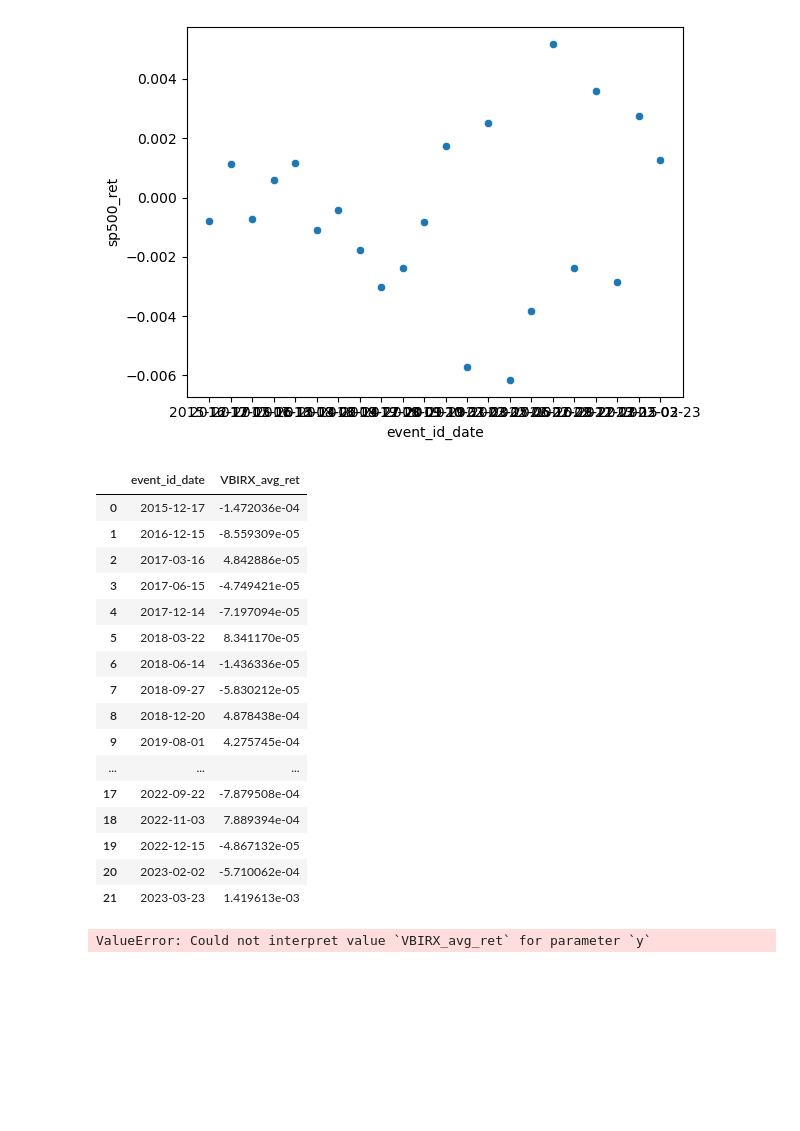
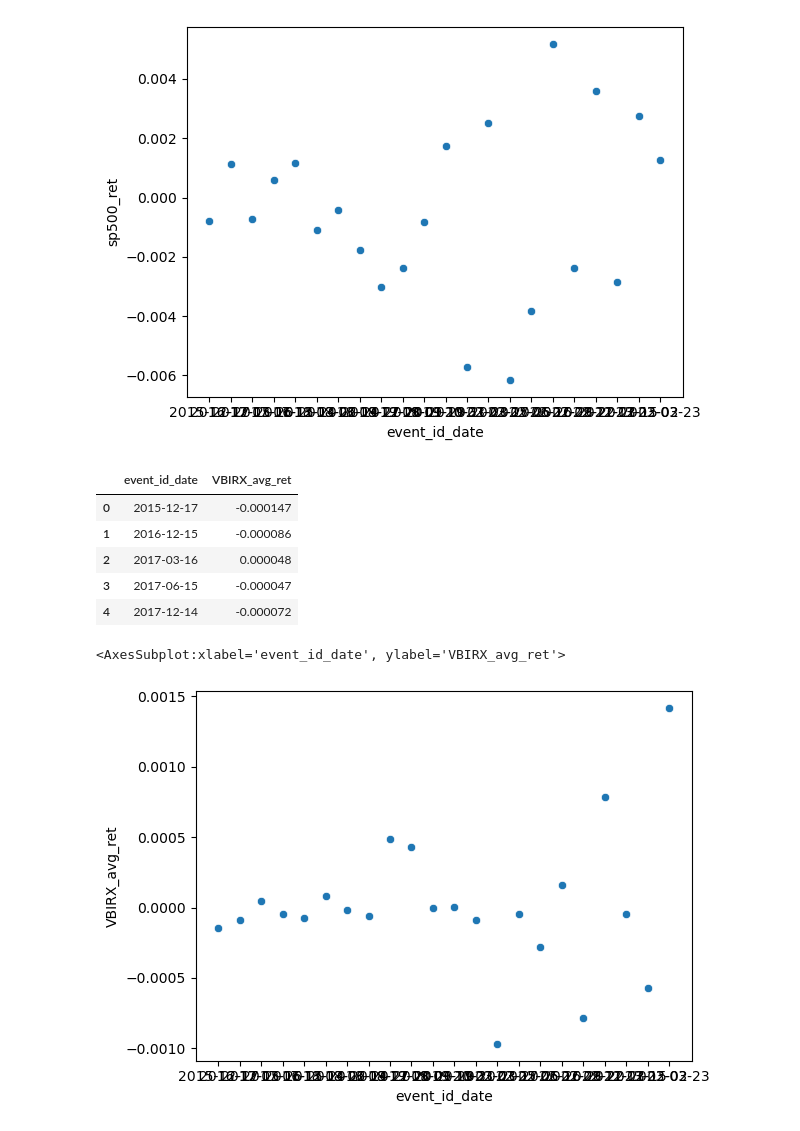
Before and after one commit to mab923/finalteamproject, a Jupyter notebook: Final_Project.ipynb, the cells around one changed output. Saved outputs shown, nothing was run; the diff lists cells and outputs as text; code cells hidden in the pictures; blank space fills up the shorter version.

```diff
--- a/Final_Project.ipynb
+++ b/Final_Project.ipynb
@@ -456,30 +456,21 @@ sns.scatterplot(x="event_id_date",
 [figure]
 # %%
 sp_VBIRX_sum = event_time_rets.groupby('event_id_date', as_index=False)['VBIRX_daily_ret'].mean()
-sp_VBIRX_sum.rename(columns = {'VBIRX_daily_ret': 'VBIRX_avg_ret'})
+VBIRX_ret_sum = sp_VBIRX_sum.rename(columns = {'VBIRX_daily_ret': 'VBIRX_avg_ret'})
+VBIRX_ret_sum.head(5)
 # %% [output]
 |  | event_id_date | VBIRX_avg_ret |
-| 0 | 2015-12-17 | -1.472036e-04 |
-| 1 | 2016-12-15 | -8.559309e-05 |
-| 2 | 2017-03-16 | 4.842886e-05 |
-| 3 | 2017-06-15 | -4.749421e-05 |
-| 4 | 2017-12-14 | -7.197094e-05 |
-| 5 | 2018-03-22 | 8.341170e-05 |
-| 6 | 2018-06-14 | -1.436336e-05 |
-| 7 | 2018-09-27 | -5.830212e-05 |
-| 8 | 2018-12-20 | 4.878438e-04 |
-| 9 | 2019-08-01 | 4.275745e-04 |
-| ... | ... | ... |
-| 17 | 2022-09-22 | -7.879508e-04 |
-| 18 | 2022-11-03 | 7.889394e-04 |
-| 19 | 2022-12-15 | -4.867132e-05 |
-| 20 | 2023-02-02 | -5.710062e-04 |
-| 21 | 2023-03-23 | 1.419613e-03 |
+| 0 | 2015-12-17 | -0.000147 |
+| 1 | 2016-12-15 | -0.000086 |
+| 2 | 2017-03-16 | 0.000048 |
+| 3 | 2017-06-15 | -0.000047 |
+| 4 | 2017-12-14 | -0.000072 |
-# %%
-sns.scatterplot(x="event_id_date",
-              y="VBIRX_avg_ret",
-              data=sp_VBIRX_sum)
-# %% [output]
-ValueError: Could not interpret value `VBIRX_avg_ret` for parameter `y`
+# %%
+sns.scatterplot(x="event_id_date",
+              y="VBIRX_avg_ret",
+              data=VBIRX_ret_sum)
+# %% [output]
+<AxesSubplot:xlabel='event_id_date', ylabel='VBIRX_avg_ret'>
+[figure, added]
 # %%
 sp_VBLIX_sum = event_time_rets.groupby('event_id_date', as_index=False)['VBLIX_daily_ret'].mean()
```
Also changed, not shown: parts of 3 cells of this notebook.
